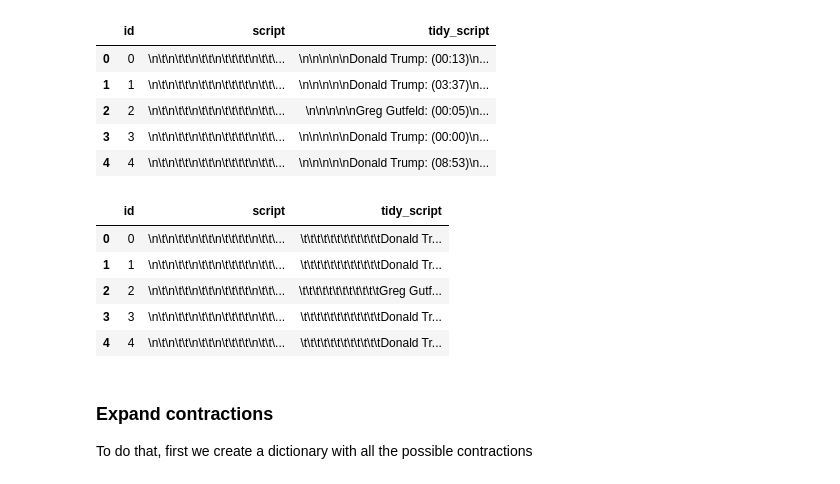
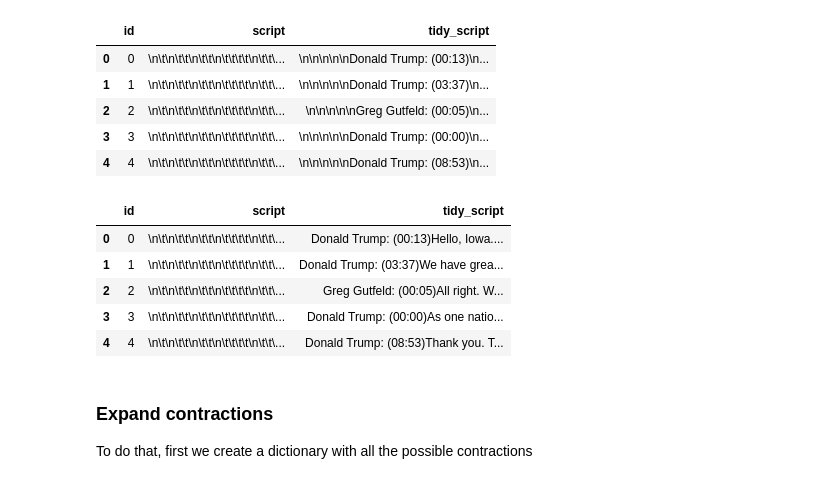
Before and after one commit to marcamse/Hate_speech_detection_-Omdena_course-, a Jupyter notebook: Final_project.ipynb, the cells around one changed output. Cells and saved outputs as stored; diff of their text form; code cells hidden in the pictures.

```diff
--- a/Final_project.ipynb
+++ b/Final_project.ipynb
@@ -65,15 +65,15 @@ Data.head()
 | 3 | 3 | \n\t\n\t\t\n\t\t\n\t\t\t\t\n\t\t\... | \n\n\n\n\nDonald Trump: (00:00)\n... |
 | 4 | 4 | \n\t\n\t\t\n\t\t\n\t\t\t\t\n\t\t\... | \n\n\n\n\nDonald Trump: (08:53)\n... |
 # %%
-Data['tidy_script'] = np.vectorize(remove_pattern)(Data['script'], "\\n")
+Data['tidy_script'] = np.vectorize(remove_pattern)(Data['tidy_script'], "\\n")
 Data.head()
 # %% [output]
 |  | id | script | tidy_script |
-| 0 | 0 | \n\t\n\t\t\n\t\t\n\t\t\t\t\n\t\t\... | \t\t\t\t\t\t\t\t\t\t\t\tDonald Tr... |
-| 1 | 1 | \n\t\n\t\t\n\t\t\n\t\t\t\t\n\t\t\... | \t\t\t\t\t\t\t\t\t\t\t\tDonald Tr... |
-| 2 | 2 | \n\t\n\t\t\n\t\t\n\t\t\t\t\n\t\t\... | \t\t\t\t\t\t\t\t\t\t\t\tGreg Gutf... |
-| 3 | 3 | \n\t\n\t\t\n\t\t\n\t\t\t\t\n\t\t\... | \t\t\t\t\t\t\t\t\t\t\t\tDonald Tr... |
-| 4 | 4 | \n\t\n\t\t\n\t\t\n\t\t\t\t\n\t\t\... | \t\t\t\t\t\t\t\t\t\t\t\tDonald Tr... |
+| 0 | 0 | \n\t\n\t\t\n\t\t\n\t\t\t\t\n\t\t\... | Donald Trump: (00:13)Hello, Iowa.... |
+| 1 | 1 | \n\t\n\t\t\n\t\t\n\t\t\t\t\n\t\t\... | Donald Trump: (03:37)We have grea... |
+| 2 | 2 | \n\t\n\t\t\n\t\t\n\t\t\t\t\n\t\t\... | Greg Gutfeld: (00:05)All right. W... |
+| 3 | 3 | \n\t\n\t\t\n\t\t\n\t\t\t\t\n\t\t\... | Donald Trump: (00:00)As one natio... |
+| 4 | 4 | \n\t\n\t\t\n\t\t\n\t\t\t\t\n\t\t\... | Donald Trump: (08:53)Thank you. T... |
 # %% [markdown]
 ### Expand contractions
 To do that, first we create a dictionary with all the possible contractions
```
Also changed, not shown: parts of 61 cells of this notebook.
